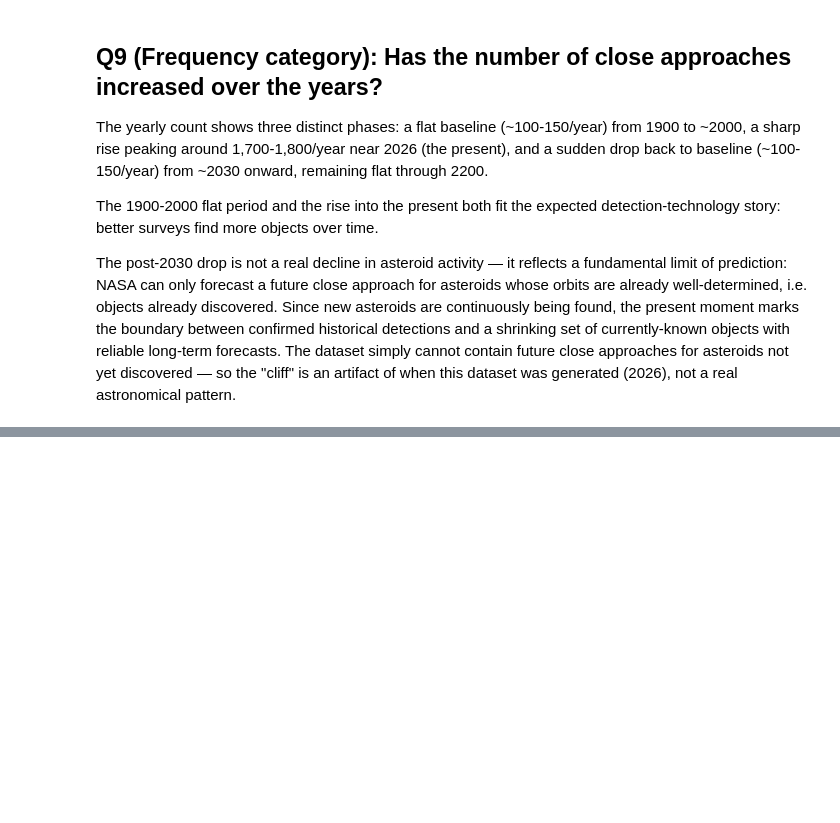
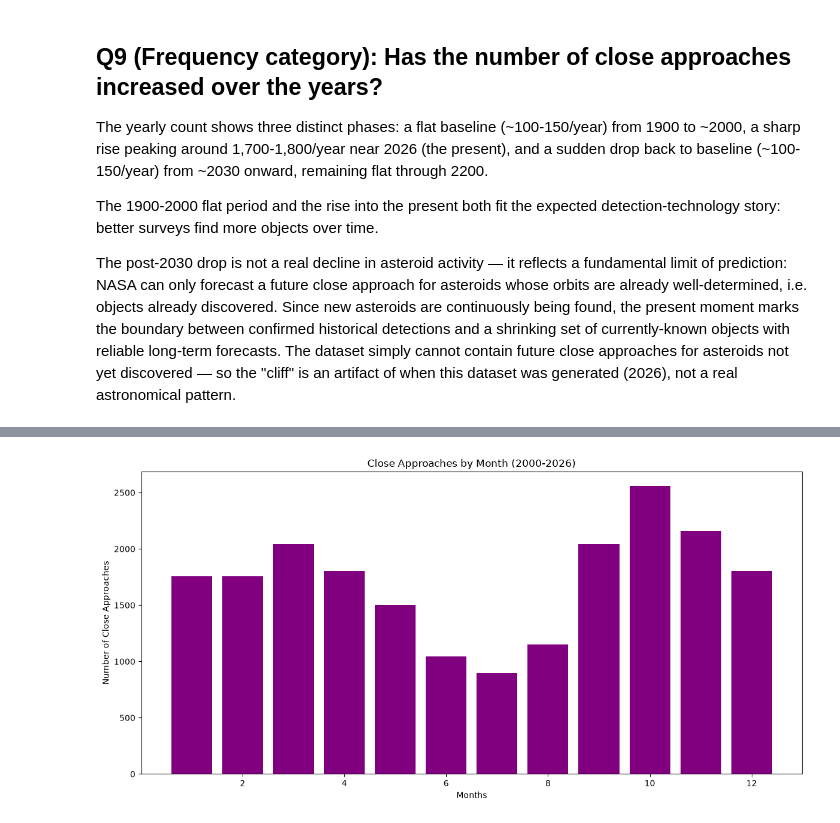
Before and after one commit to lashvv/nasa-neo-analysis, a Jupyter notebook: notebooks/04_eda.ipynb, the cells around one changed output, grey strips where cells are left out. Drawn from its saved outputs; the diff is of its cells as text; code cells hidden in the pictures; blank space fills up the shorter version.

```diff
--- a/notebooks/04_eda.ipynb
+++ b/notebooks/04_eda.ipynb
@@ -495,0 +498,4 @@ generated (2026), not a real astronomical pattern.
+# %%
+recent = df[(df['year'] >= 2000) & (df['year'] <= 2026)]
+months_and_counts = recent['month'].value_counts().sort_index()
+months_and_counts
@@ -495,0 +517,13 @@ generated (2026), not a real astronomical pattern.
+# %%
+plt.figure(figsize=(12,6))
+
+plt.bar(months_and_counts.index, months_and_counts.values, color='purple')
+
+plt.xlabel('Months')
+plt.ylabel('Number of Close Approaches')
+plt.title('Close Approaches by Month (2000-2026)')
+
+plt.tight_layout()
+plt.show()
+# %% [output]
+[figure, added]
```
Also changed, not shown: parts of 3 cells of this notebook.
